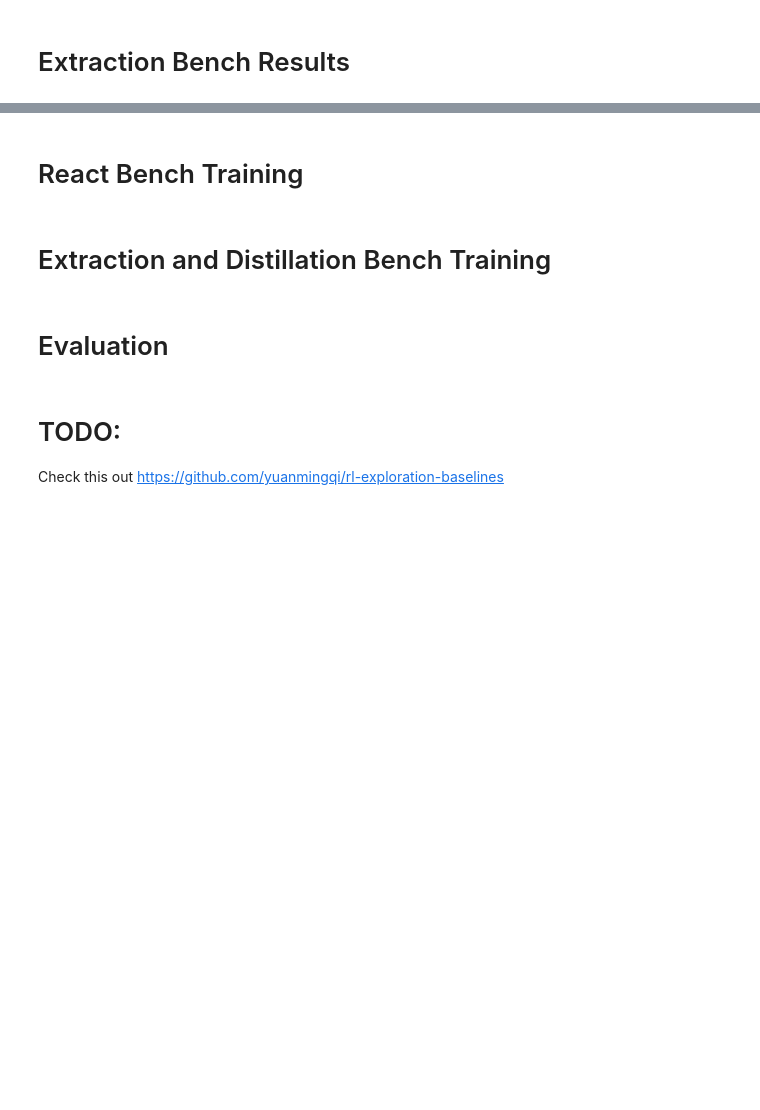
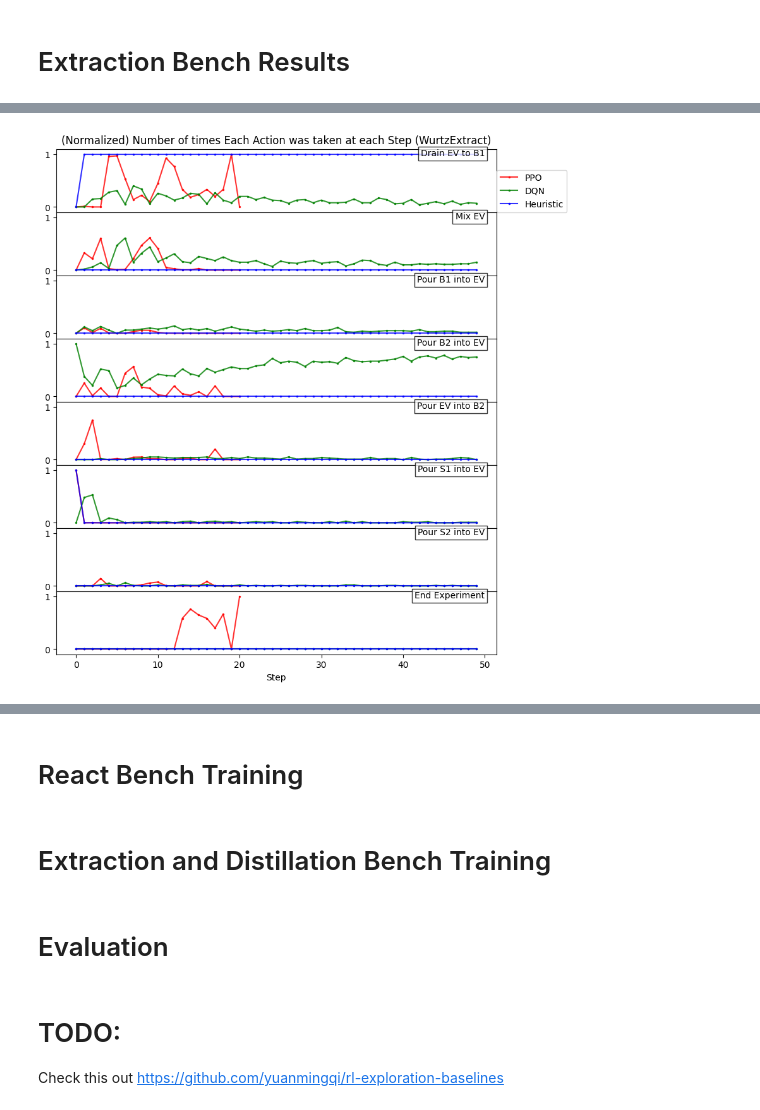
Before and after one commit to chemgymrl/chemgymrl, a Jupyter notebook: RL_rollout/Agent_Visualization.ipynb, the cells around one changed output, grey strips where cells are left out. Drawn from its saved outputs; the diff is of its cells as text; code cells hidden in the pictures; blank space fills up the shorter version.

Commit message:
Added single run visualization

```diff
--- a/RL_rollout/Agent_Visualization.ipynb
+++ b/RL_rollout/Agent_Visualization.ipynb
@@ -78,7 +87,7 @@ def actions_by_time(frame):
         mean_act+=[frame.Action[frame.Step==t].mean()]
     return np.array(mean_act)
 # %%
-def plotabt(all_act,actions,colors,names,title_ext=""):
+def plotabt(all_act,actions,colors,names,title_ext="",title=None,ylim=(-0.1,1.1)):
     """Plotting Function for actions vs time
     Inputs:
         all_act (list<np.array>) -- shape is [number of models, number of timesteps, number of actions]
@@ -95,14 +104,17 @@ def plotabt(all_act,actions,colors,names,title_ext=""):
         for j,act in enumerate(all_act):
             ax.plot(act[:,i],".-",color=colors[j],ms=3,alpha=0.8)
         #ax.legend([actions[i]],loc=(0.75, .7))
-        ax.set_ylim(-0.1,1.1)
-        ax.text(act.shape[0]*1.0,0.96,actions[i],horizontalalignment="right"
+        ax.set_ylim(*ylim)
+        ax.text(act.shape[0]*1.0,ylim[1],actions[i],horizontalalignment="right",verticalalignment="top"
                 ,bbox=dict(boxstyle="square",facecolor="w",edgecolor="k",alpha=0.8))
         if ax!= axs[-1]:
             ax.set_xticks([])
-            ax.set_yticks([0,1])
-    axs[0].set_title("Average Value of Each Action vs Step %s"%title_ext)
-    axs[0].legend(names,loc=(0.8, .0))
+            ax.set_yticks([int(a) for a in ylim])
+    if title is None:
+        axs[0].set_title("Average Value of Each Action vs Step %s"%title_ext)
+    else:
+        axs[0].set_title(title)
+    axs[0].legend(names,loc=(1.0, .0))
     axs[-1].set_xlabel("Step")
     axs[-1].set_yticks([0,1])
 # %%
@@ -486,15 +545,15 @@ plotabt(all_act,actions,colors,names,title_ext="(WurtzDistill)")
 # Extraction Bench Results
 # %%
 folders = dict(
-PPO="MODELS/WurtzExtract-v1/PPO-XL\\05-03-2023--03-56-39\\best_rollout",
+PPO="Legacy/Legacy5/MODELS/WurtzExtract-v1/PPO-XL\\05-03-2023--03-56-39\\best_rollout",
 #A2C="MODELS/WurtzExtract-v1/A2C\\02-03-2023--11-35-47\\best_rollout"
-DQN="MODELS/DiscreteWurtzExtract-v1/DQN-HXL\\06-03-2023--02-04-02\\best_rollout"
+DQN="Legacy/Legacy5/MODELS/DiscreteWurtzExtract-v1/DQN-HXL\\06-03-2023--02-04-02\\best_rollout"
 )
 
 models = [a for a in folders]
 eppo = [pd.read_pickle(folders[model]) for model in models]
 
-eheuristic = pd.read_pickle("MODELS\\WurtzExtract-v1\\Heuristic\\rollout")
+eheuristic = pd.read_pickle("Legacy/Legacy5/MODELS\\WurtzExtract-v1\\Heuristic\\rollout")
 
 #action_set = ['Draining from ExV to Beaker1', 'Mix ExV', "Mix B1", "Mix B2", "Pour from B1 to ExV", "Pour from B1 to B2",
 #              'Pour from ExV to B2', 'Add oil, pour from Oil Vessel to ExV', 'wait', 'Done']
@@ -529,12 +590,14 @@ plt.show()
 # %%
 actions=["Drain EV to B1", "Mix EV","Pour B1 into EV","Pour B2 into EV",
             "Pour EV into B2", "Pour S1 into EV", "Pour S2 into EV","End Experiment"]
 N = len(actions)-1
 
 all_act = ([
 discrete_actions_by_time(ep,N,5) for ep in eppo]
 +[discrete_actions_by_time(eheuristic,N,5)])
 colors = ["r","g","b","c","y","m"]
 names=models+["Heuristic"]
 
-plotabt(all_act,actions,colors,names,title_ext="(WurtzExtract)")
+plotabt(all_act,actions,colors,names,title="(Normalized) Number of times Each Action was taken at each Step (WurtzExtract)")
+# %% [output]
+[figure, added]
```
Also changed, not shown: parts of 14 cells of this notebook.
